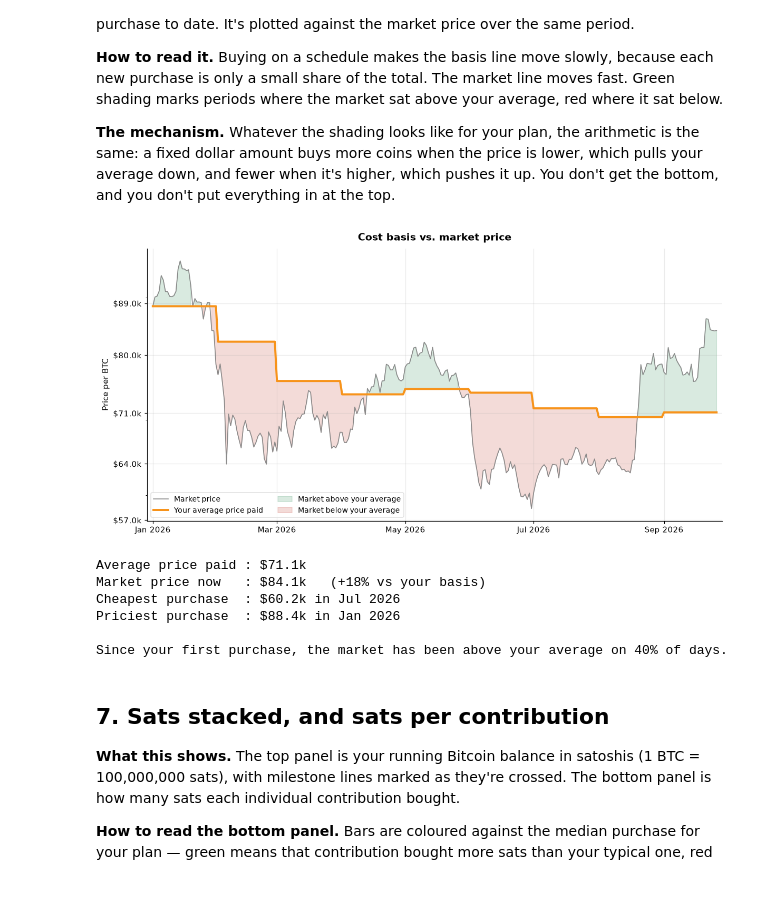
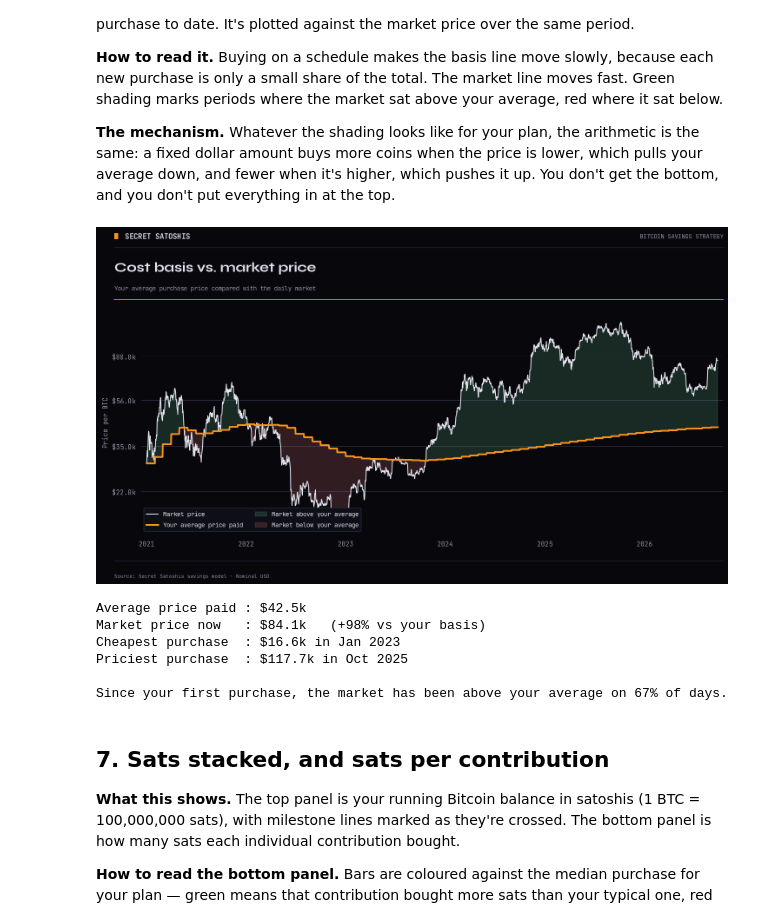
Before and after one commit to SecretSatoshis/Bitcoin-Investment-Strategy, a Jupyter notebook: notebooks/bitcoin_savings_plan.ipynb, the cells around one changed output. Saved outputs shown, nothing was run; the diff lists cells and outputs as text; code cells hidden in the pictures; blank space fills up the shorter version.

```diff
--- a/notebooks/bitcoin_savings_plan.ipynb
+++ b/notebooks/bitcoin_savings_plan.ipynb
@@ -157,7 +258,7 @@ PCT_TO_BITCOIN  = 0.10                       # share of income into BTC
 PCT_TO_CASH     = 0.10                       # share of income into a savings account
 CASH_APY        = 0.03                       # what the savings account pays annually
 BUY_CADENCE     = "monthly"                  # "weekly" | "biweekly" | "monthly"
-PLAN_START      = pd.Timestamp("2026-01-01") # when you started (or would have)
+PLAN_START      = pd.Timestamp("2021-01-01") # when you started (or would have)
 STILL_BUYING    = True                       # True = contributions continue to today
 STOP_AFTER_YRS  = None                       # if STILL_BUYING is False, stop after this many years
 # =========================================================================
@@ -406,41 +504,42 @@ amount buys more coins when the price is lower, which pulls your average down, a
 which pushes it up. You don't get the bottom, and you don't put everything in at the top.
 # %%
 fig, ax = plt.subplots()
-ax.plot(plan.index, plan["price"], color=GREY, lw=1.1, label="Market price")
+ax.plot(plan.index, plan["price"], color=PRIMARY, lw=1.3, label="Market price")
 ax.plot(plan.index, plan["cost_basis"], color=ORANGE, lw=2.6, label="Your average price paid")
 ax.fill_between(plan.index, plan["cost_basis"], plan["price"],
                 where=plan["price"] >= plan["cost_basis"], color=GREEN, alpha=0.18,
                 label="Market above your average")
 ax.fill_between(plan.index, plan["cost_basis"], plan["price"],
                 where=plan["price"] < plan["cost_basis"], color=RED, alpha=0.18,
                 label="Market below your average")
 ax.set_yscale("log")
 money_axis(ax, log=True); date_axis(ax, plan.index)
-ax.set_title("Cost basis vs. market price")
 ax.set_ylabel("Price per BTC")
 ax.legend(loc="lower left", ncol=2)
 ax.margins(x=0.01)
-plt.tight_layout(); plt.show()
+brand_chart(fig, "Cost basis vs. market price",
+            subtitle="Your average purchase price compared with the daily market")
+plt.show()
 
 buy_prices = pd.Series([float(PRICES.asof(d)) for d in BUYS],
                        index=pd.DatetimeIndex(BUYS), name="price")
 # Days before the first purchase have no cost basis; excluding them keeps the share honest
 # for plans that start mid-period.
 live = plan.dropna(subset=["cost_basis"])
 above = (live["price"] >= live["cost_basis"]).mean()
 print(f"Average price paid : {usd(basis)}")
 print(f"Market price now   : {usd(SPOT)}   ({SPOT/basis-1:+.0%} vs your basis)")
 print(f"Cheapest purchase  : {usd(buy_prices.min())} in {buy_prices.idxmin():%b %Y}")
 print(f"Priciest purchase  : {usd(buy_prices.max())} in {buy_prices.idxmax():%b %Y}")
 print(f"\nSince your first purchase, the market has been above your average on {above:.0%} of days.")
 # %% [output]
-[figure, old version]
+[figure, new version]
-Average price paid : $71.1k
-Market price now   : $84.1k   (+18% vs your basis)
-Cheapest purchase  : $60.2k in Jul 2026
-Priciest purchase  : $88.4k in Jan 2026
+Average price paid : $42.5k
+Market price now   : $84.1k   (+98% vs your basis)
+Cheapest purchase  : $16.6k in Jan 2023
+Priciest purchase  : $117.7k in Oct 2025
 
-Since your first purchase, the market has been above your average on 40% of days.
+Since your first purchase, the market has been above your average on 67% of days.
 # %% [markdown]
 ## 7. Sats stacked, and sats per contribution
 
```
Also changed, not shown: parts of 13 cells of this notebook, 6 other files.
